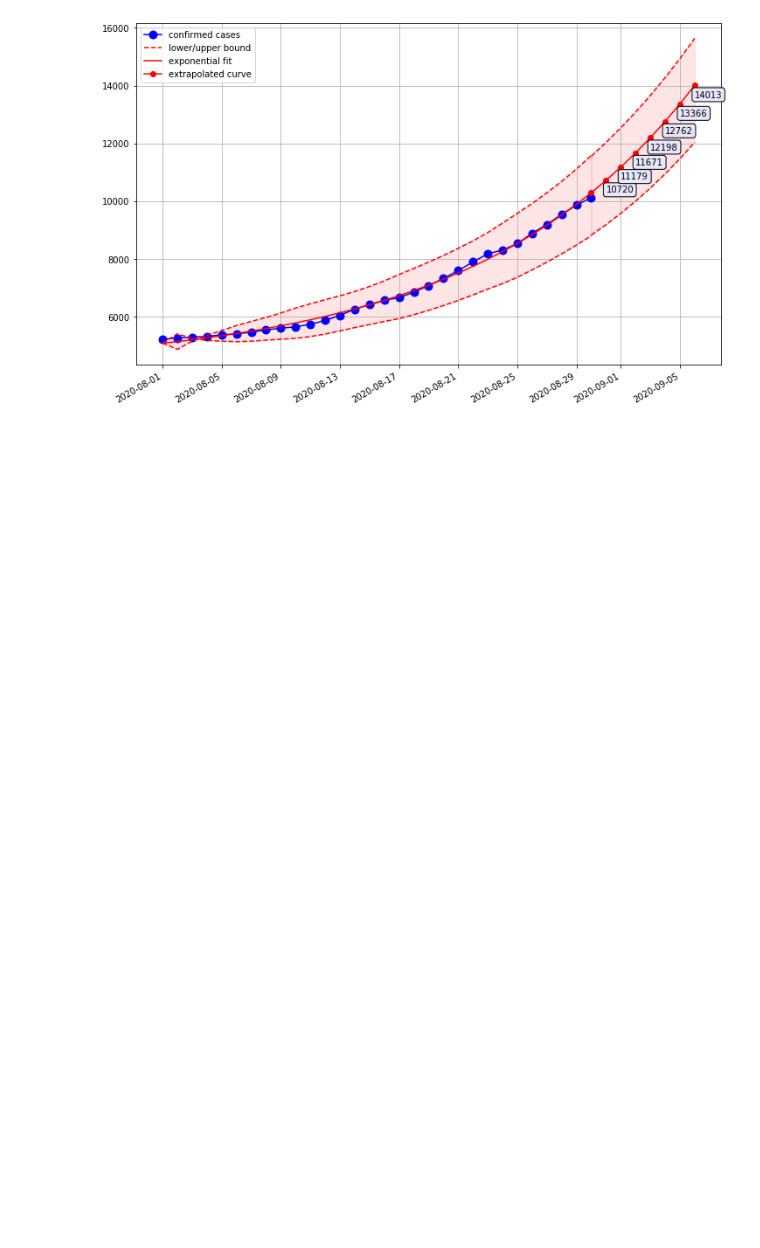
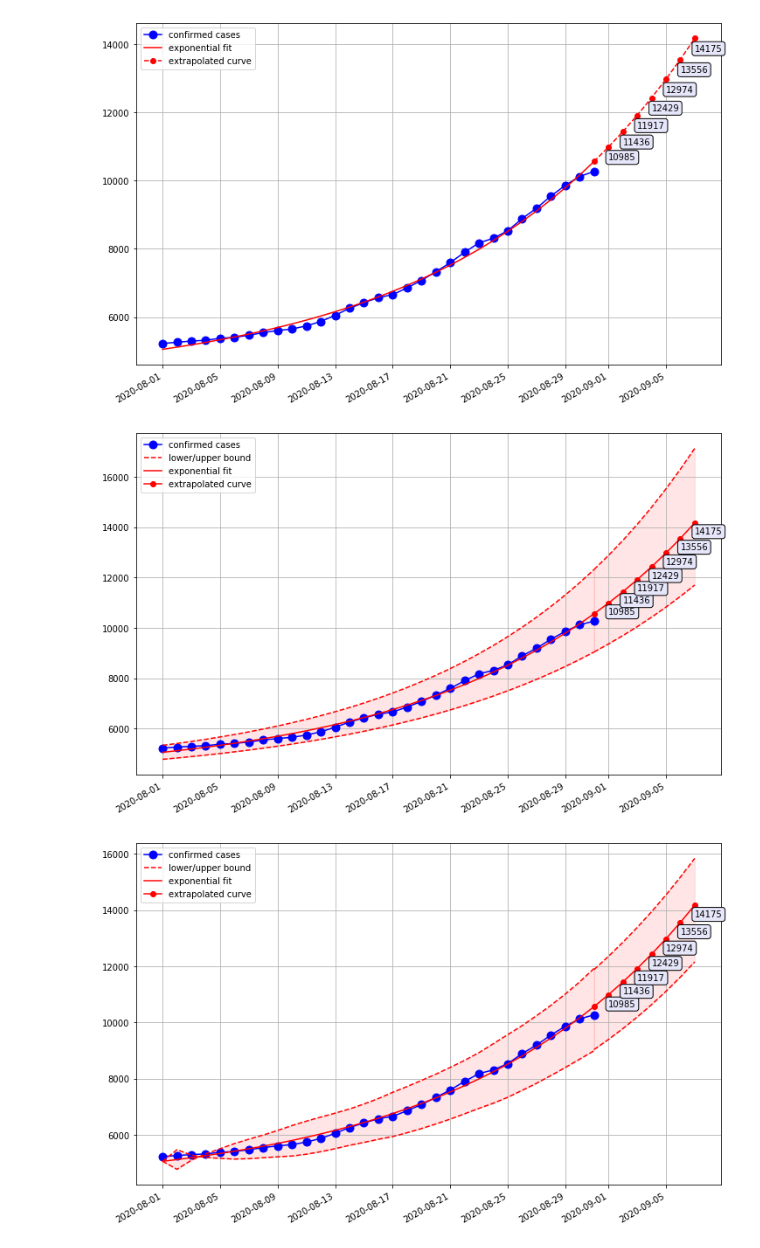
Before and after one commit to akapet00/coropy, a Jupyter notebook: sandbox/02-Second-Wave-Curve-Fitting.ipynb, the cells around one changed output. Drawn from its saved outputs; the diff is of its cells as text; code cells hidden in the pictures; blank space fills up the shorter version.

```diff
--- a/sandbox/02-Second-Wave-Curve-Fitting.ipynb
+++ b/sandbox/02-Second-Wave-Curve-Fitting.ipynb
@@ -155,14 +207,34 @@ n_days = 7
 # %%
 simulate(
     function='exponential',
     eff_date=eff_date,
     confirmed_cases=confirmed_cases,
+    normalize_data=True,
+    n_days=n_days,
+)
+
+simulate(
+    function='exponential',
+    eff_date=eff_date,
+    confirmed_cases=confirmed_cases,
+    normalize_data=True,
+    n_days=n_days,
+    plot_confidence_intervals=True,
+)
+
+simulate(
+    function='exponential',
+    eff_date=eff_date,
+    confirmed_cases=confirmed_cases,
+    normalize_data=True,
     n_days=n_days,
     plot_confidence_intervals=True,
     sensitivity=0.98, ci_level=95
 )
 # %% [output]
-[figure, old version]
+[figure, new version]
+[figure, added]
+[figure, added]
 # %%
 simulate(
     function='logistic',
```
Also changed, not shown: parts of 5 cells of this notebook, 3 other files.
